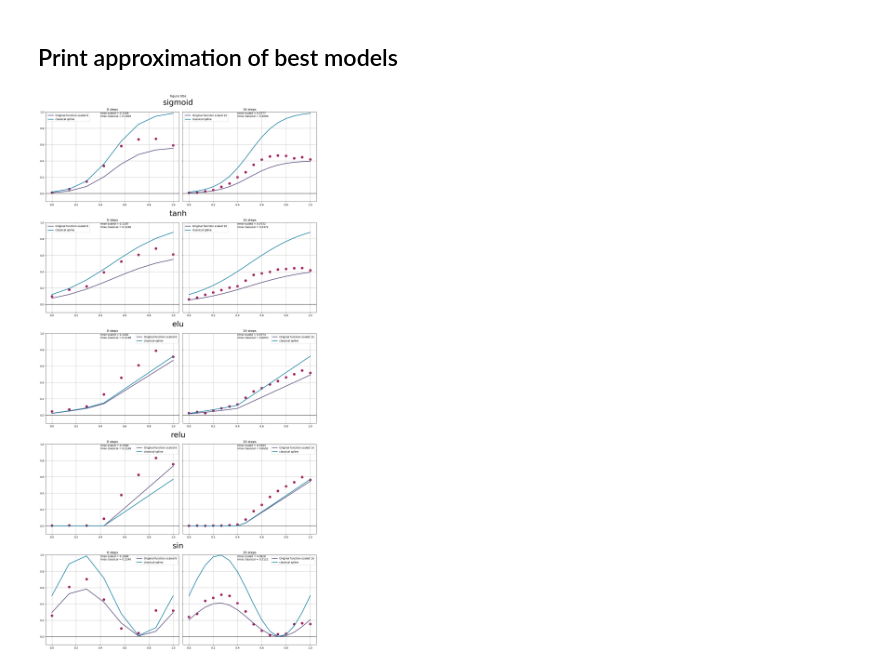
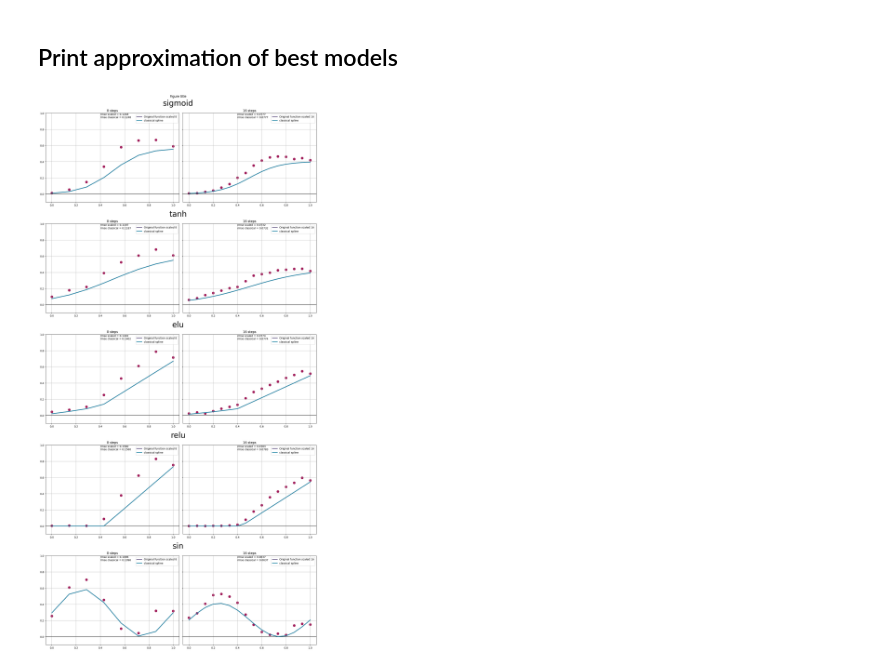
Before and after one commit to inajetovic/Variational-Quantum-Splines, a Jupyter notebook: visualize_results.ipynb, the cells around one changed output. Saved outputs shown, nothing was run; the diff lists cells and outputs as text; code cells hidden in the pictures.

```diff
--- a/visualize_results.ipynb
+++ b/visualize_results.ipynb
@@ -209,37 +226,38 @@ for flab, fun in func_out.items():
         ax[i].plot(np.linspace(lower,upper,len(y)),y, label=f"Original function scaled {n_step}", color = '#5c4d7d',linewidth=2.5)
 
         ax[i].axhline(0, color="#222222")
+
         matrix,vector,v_norm = GeneralizedVQS_System(n_step,label,x,xx,scaled=scaled)
 
         vqls_circuit = VQLS(matrix,v_norm,el['nq'],opt='COBYLA')
 
         c = np.linalg.solve(matrix,vector)
 
         y_c=np.dot(matrix,c) #classic
-        ax[i].plot(np.linspace(lower,upper,len(y_c)),y_c, label="classical spline", color = '#1780a1',linewidth=2.5)
+        ax[i].plot(np.linspace(lower,upper,len(y_c)),vector, label="classical spline", color = '#1780a1',linewidth=2.5)
 
         y_fq=[]
         q = vqls_circuit.solution(el['weights']).real
         y_q=np.dot(matrix,q) #hybrid
                         #Quantum
 
         for a in matrix:
             y_fq.append(vqls_circuit.direct_prod2(el['weights'],a))
         rssss = math.sqrt(np.square(np.subtract(y_c,np.abs(y_fq))).mean())
         rssss2 = math.sqrt(np.square(np.subtract(y,np.abs(y_fq))).mean())
         rss.append(rssss)
         colorl = '#b7094c'
         colors = '#a01a58'
         #ax[i].plot(np.linspace(lower,upper,len(y_fq)),np.abs(y_fq),label= f"full quantum {n_step}", color=colorl)
         ax[i].scatter(np.linspace(lower,upper,len(y_fq)),np.abs(y_fq), color=colors, linewidths=4)
         #plt.scatter(np.linspace(lower,upper,len(y_fq)),(y_q), label= f"hq {n_step}", color='blue')
         #plt.plot(np.linspace(lower,upper,len(y_fq)),(y_q), label= f"hq {n_step}", color='blue')
         ax[i].text(0.4,0.9, f"rmse scaled = {rssss2:.4f}\n" \
             f"rmse classical = {rssss:.4f}\n")
         ax[i].set_title(f'{n_step} steps')
         ax[i].legend()
         ax[i].grid()
 #plt.savefig(f'full_plots.png')
 plt.show()
 # %% [output]
-[figure, old version]
+[figure, new version]
```
Also changed, not shown: parts of 2 cells of this notebook, 15 other files.
